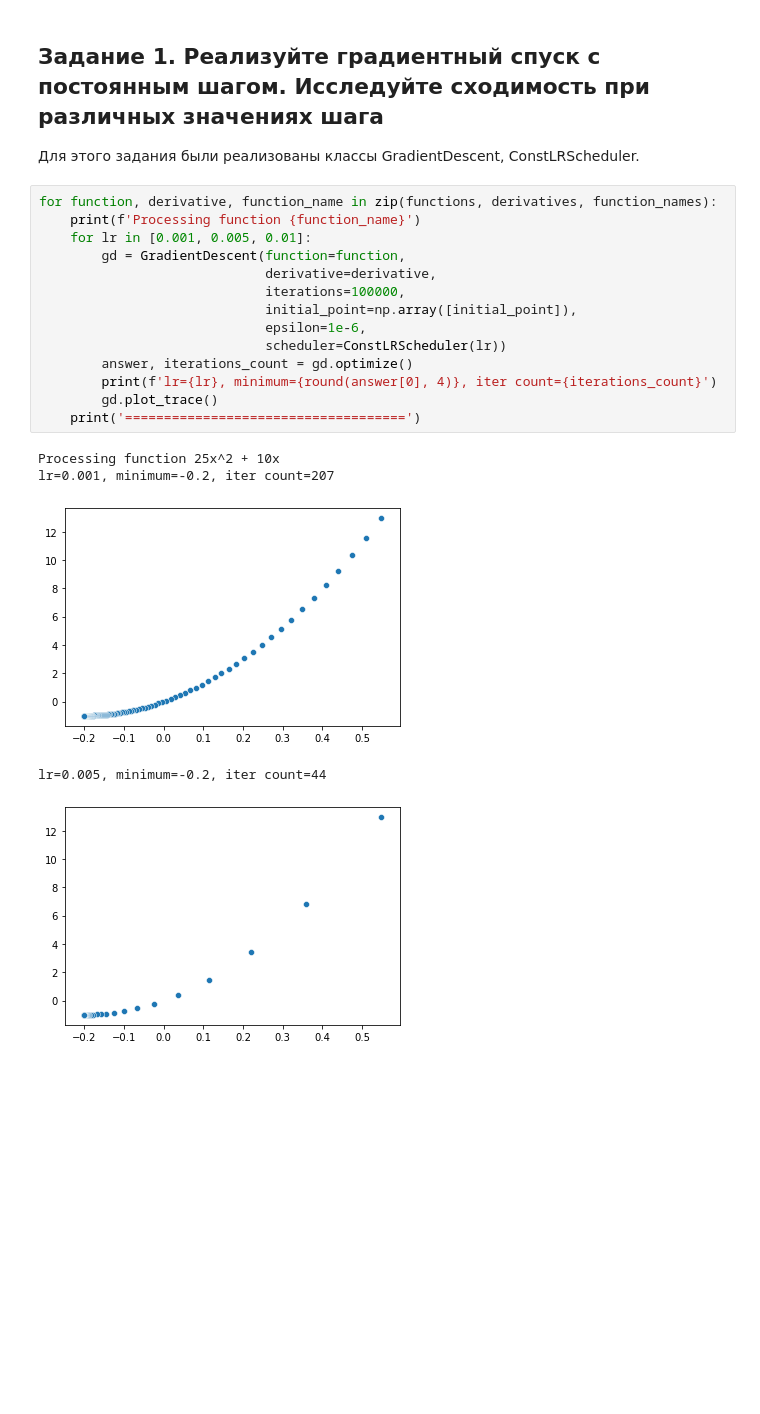
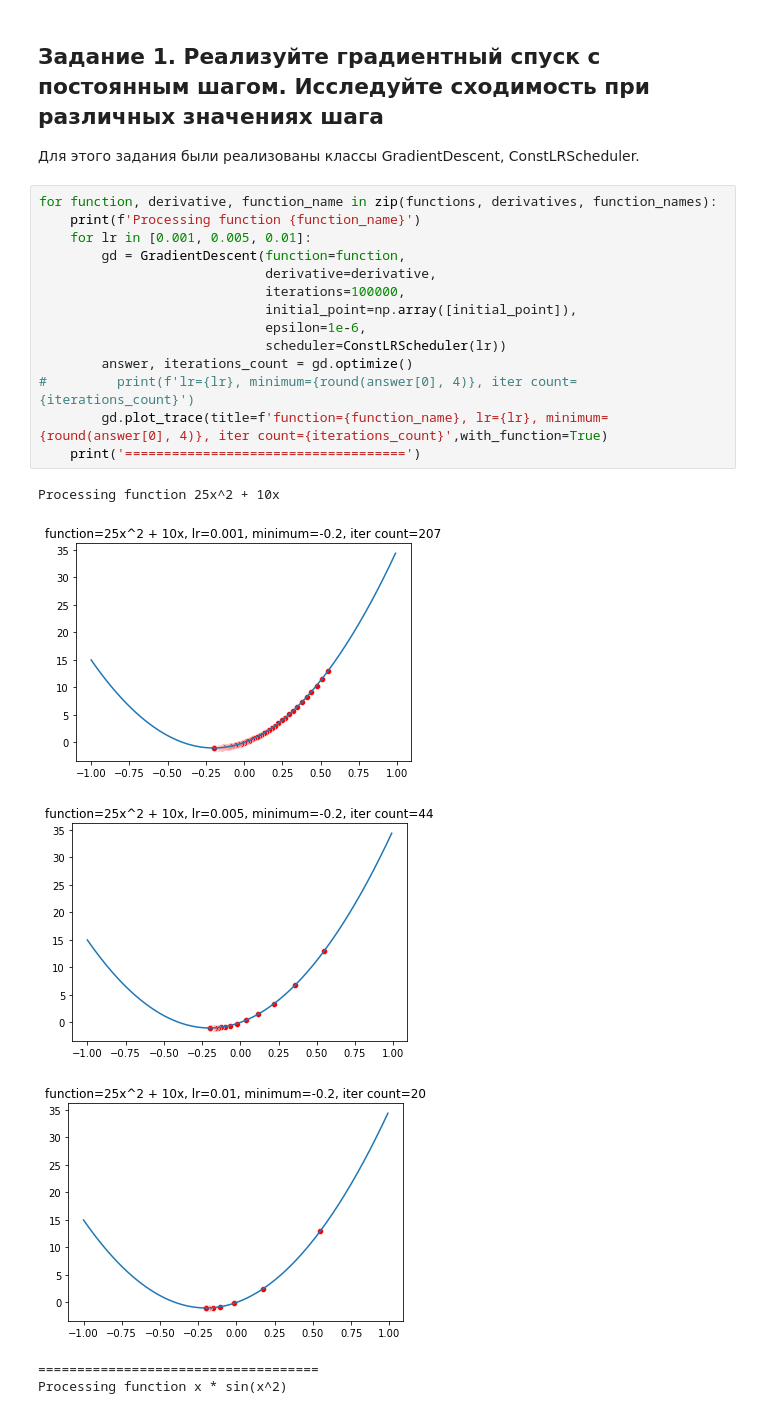
Before and after one commit to sashapff/optimization-methods, a Jupyter notebook: lab1.ipynb, the cells around one changed output. Cells and saved outputs as stored; diff of their text form; blank space fills up the shorter version.

Commit message:
Plotting updates

```diff
--- a/lab1.ipynb
+++ b/lab1.ipynb
@@ -67,20 +69,21 @@ initial_point = 0.5467
 # %%
 for function, derivative, function_name in zip(functions, derivatives, function_names):
     print(f'Processing function {function_name}')
     for lr in [0.001, 0.005, 0.01]:
         gd = GradientDescent(function=function,
                              derivative=derivative,
                              iterations=100000,
                              initial_point=np.array([initial_point]),
                              epsilon=1e-6,
                              scheduler=ConstLRScheduler(lr))
         answer, iterations_count = gd.optimize()
-        print(f'lr={lr}, minimum={round(answer[0], 4)}, iter count={iterations_count}')
-        gd.plot_trace()
+#         print(f'lr={lr}, minimum={round(answer[0], 4)}, iter count={iterations_count}')
+        gd.plot_trace(title=f'function={function_name}, lr={lr}, minimum={round(answer[0], 4)}, iter count={iterations_count}',with_function=True)
     print('====================================')
 # %% [output]
 Processing function 25x^2 + 10x
-lr=0.001, minimum=-0.2, iter count=207
-[figure, old version]
+[figure, new version]
+[figure, new version]
+[figure, new version]
-lr=0.005, minimum=-0.2, iter count=44
+====================================
+Processing function x * sin(x^2)
-[figure, old version]
```
Also changed, not shown: parts of 2 cells of this notebook, 1 other file.
